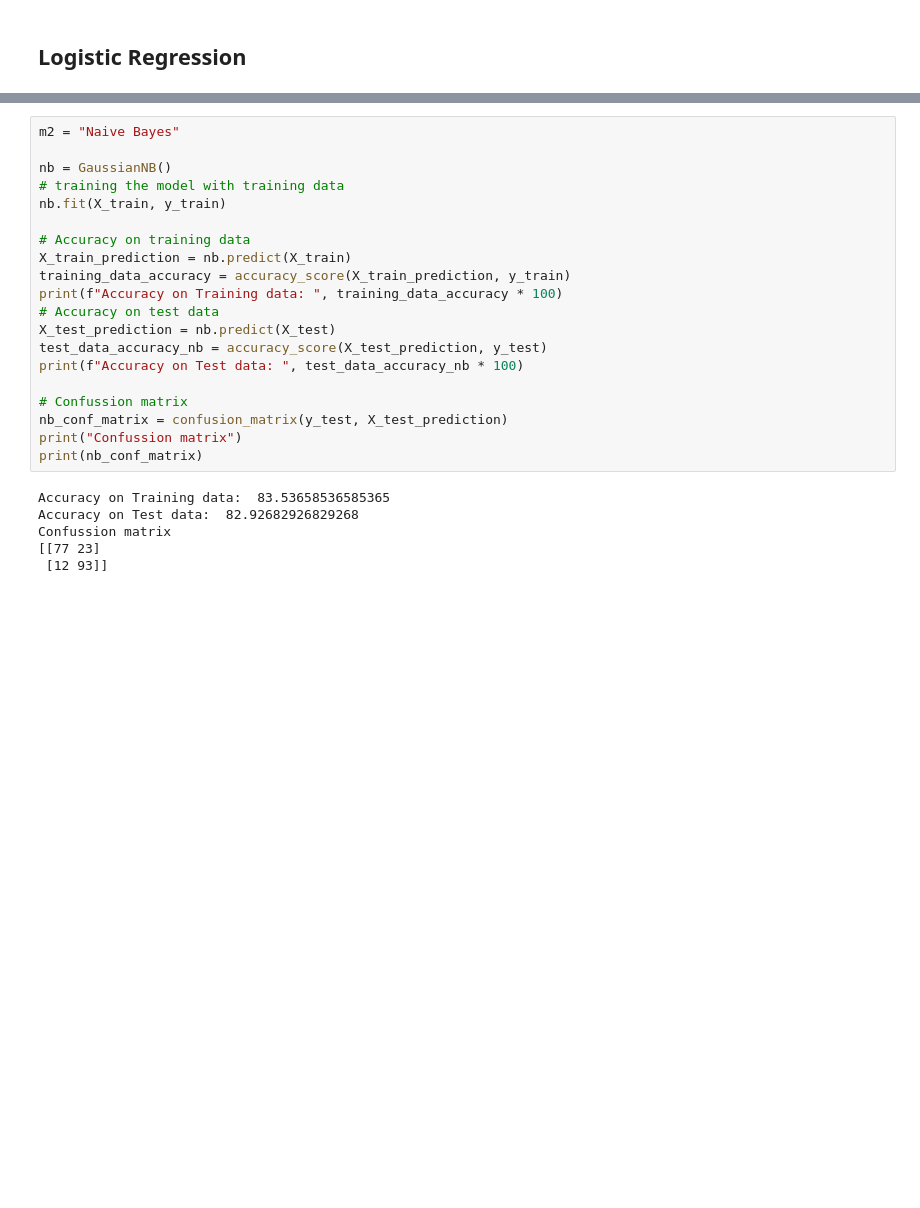
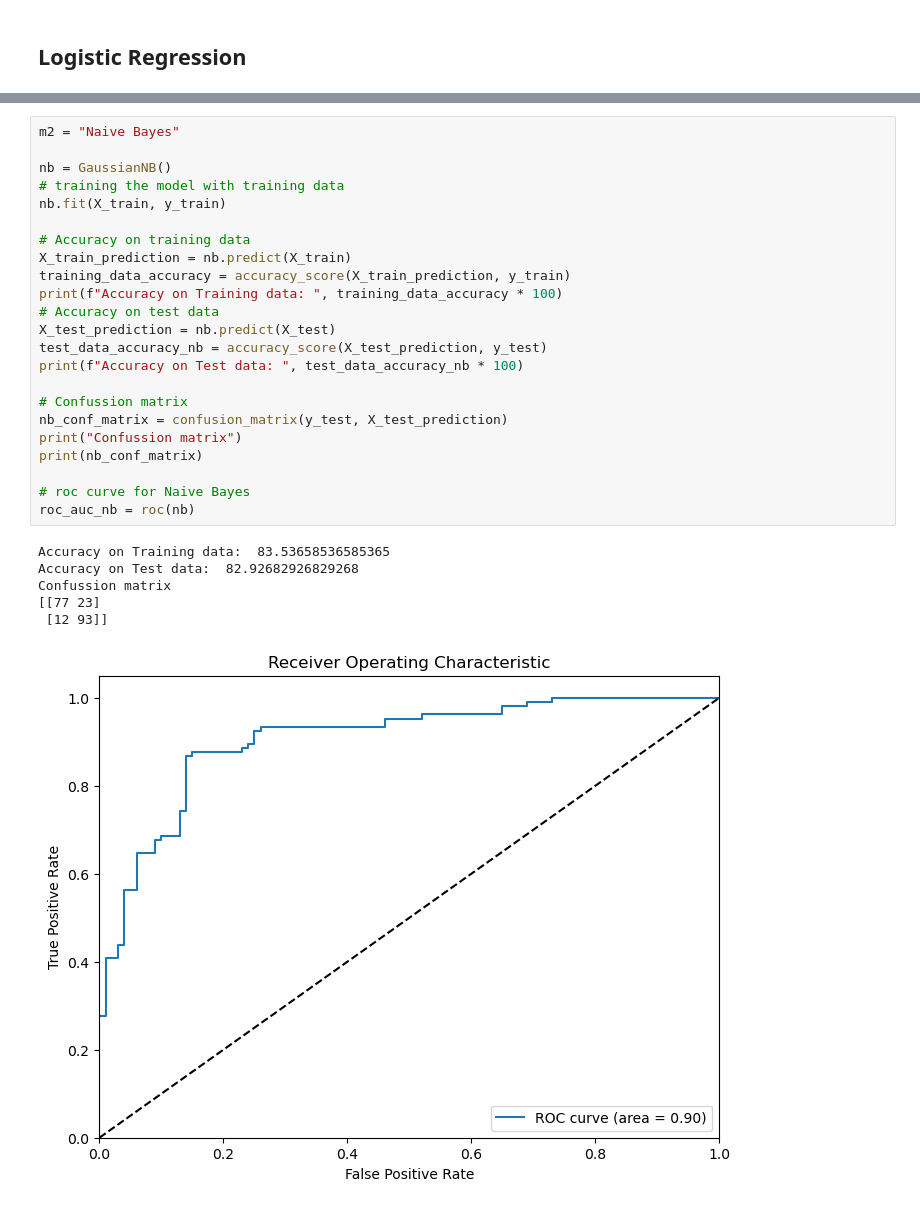
Before and after one commit to JiFeiYe/Python, a Jupyter notebook: Data_mining/job/heart-disease-prediction-100-accuracy.ipynb, the cells around one changed output, grey strips where cells are left out. Drawn from its saved outputs; the diff is of its cells as text; blank space fills up the shorter version.

```diff
--- a/Data_mining/job/heart-disease-prediction-100-accuracy.ipynb
+++ b/Data_mining/job/heart-disease-prediction-100-accuracy.ipynb
@@ -183,27 +209,31 @@ Confussion matrix
 # %%
 m2 = "Naive Bayes"
 
 nb = GaussianNB()
 # training the model with training data
 nb.fit(X_train, y_train)
 
 # Accuracy on training data
 X_train_prediction = nb.predict(X_train)
 training_data_accuracy = accuracy_score(X_train_prediction, y_train)
 print(f"Accuracy on Training data: ", training_data_accuracy * 100)
 # Accuracy on test data
 X_test_prediction = nb.predict(X_test)
 test_data_accuracy_nb = accuracy_score(X_test_prediction, y_test)
 print(f"Accuracy on Test data: ", test_data_accuracy_nb * 100)
 
 # Confussion matrix
 nb_conf_matrix = confusion_matrix(y_test, X_test_prediction)
 print("Confussion matrix")
 print(nb_conf_matrix)
+
+# roc curve for Naive Bayes
+roc_auc_nb = roc(nb)
 # %% [output]
 Accuracy on Training data:  83.53658536585365
 Accuracy on Test data:  82.92682926829268
 Confussion matrix
 [[77 23]
  [12 93]]
+[figure, added]
 # %% [markdown]
```
Also changed, not shown: parts of 16 cells of this notebook.
